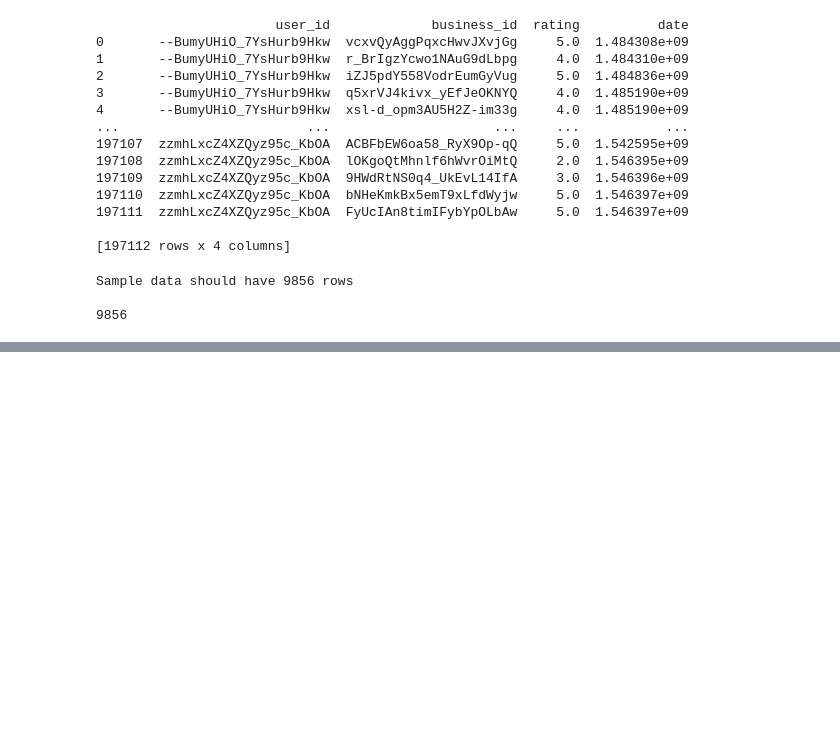
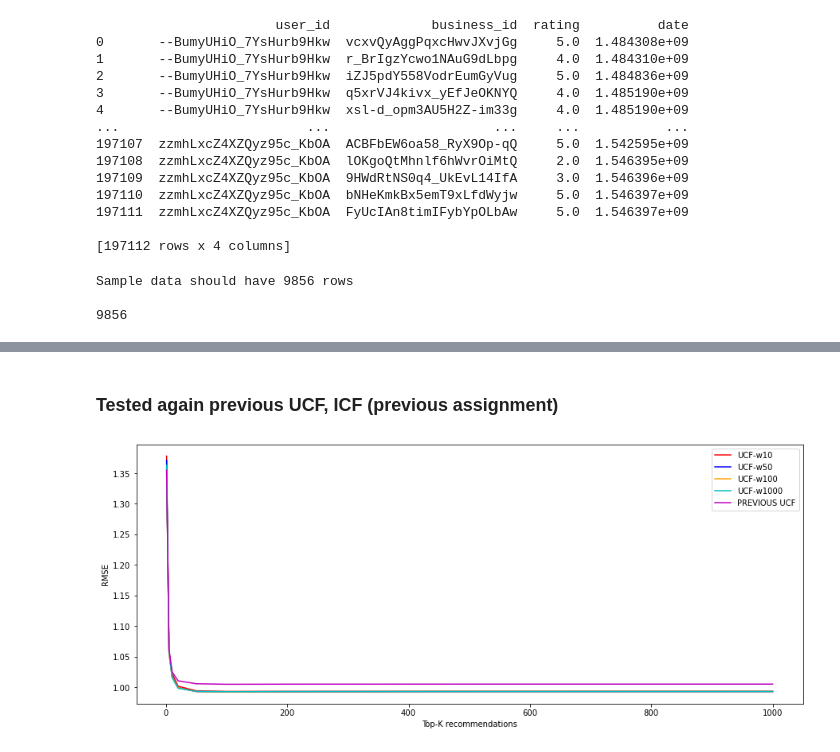
Before and after one commit to lkostakis/recomender-systems-algorithms, a Jupyter notebook: ask2.ipynb, the cells around one changed output, grey strips where cells are left out. Cells and saved outputs as stored; diff of their text form; code cells hidden in the pictures; blank space fills up the shorter version.

```diff
--- a/ask2.ipynb
+++ b/ask2.ipynb
@@ -443,0 +500,37 @@ results
+# %% [markdown]
+### Tested again previous UCF, ICF (previous assignment)
+# %%
+RMSE_ICF_previous = [1.3635518101491555,
+                     1.0772033995797512,
+                     1.0396278436795934,
+                     1.0275865663136554,
+                     1.0249605732956646,
+                     1.0245224756304048,
+                     1.024604685369257,
+                     1.0246579778720535,
+                     1.0247579860236267,
+                     1.0247893207656449]
+
+RMSE_UCF_previous = [1.3550425905033103,
+                     1.0620262972287904,
+                     1.0250811310343149,
+                     1.010437295328418,
+                     1.0056540920516426,
+                     1.0048084863720939,
+                     1.0049795638040333,
+                     1.0050683918803203,
+                     1.0050728663338302]
+# %%
+import matplotlib.pyplot as plt
+plt.figure(figsize=(15, 6))
+x = [1,5,10,20,50,100,200,500,1000]
+plt.plot(x, ucf_results[0], "r", label = "UCF-w10")
+plt.plot(x, ucf_results[1], "b", label = "UCF-w50")
+plt.plot(x, ucf_results[2], "orange", label = "UCF-w100")
+plt.plot(x, ucf_results[3], "c", label = "UCF-w1000")
+plt.plot(x, RMSE_UCF_previous, "m", label = "PREVIOUS UCF")
+plt.legend()
+plt.ylabel("RMSE")
+plt.xlabel("Top-K recommendations");
+# %% [output]
+[figure, added]
```
Also changed, not shown: parts of 32 cells of this notebook.
